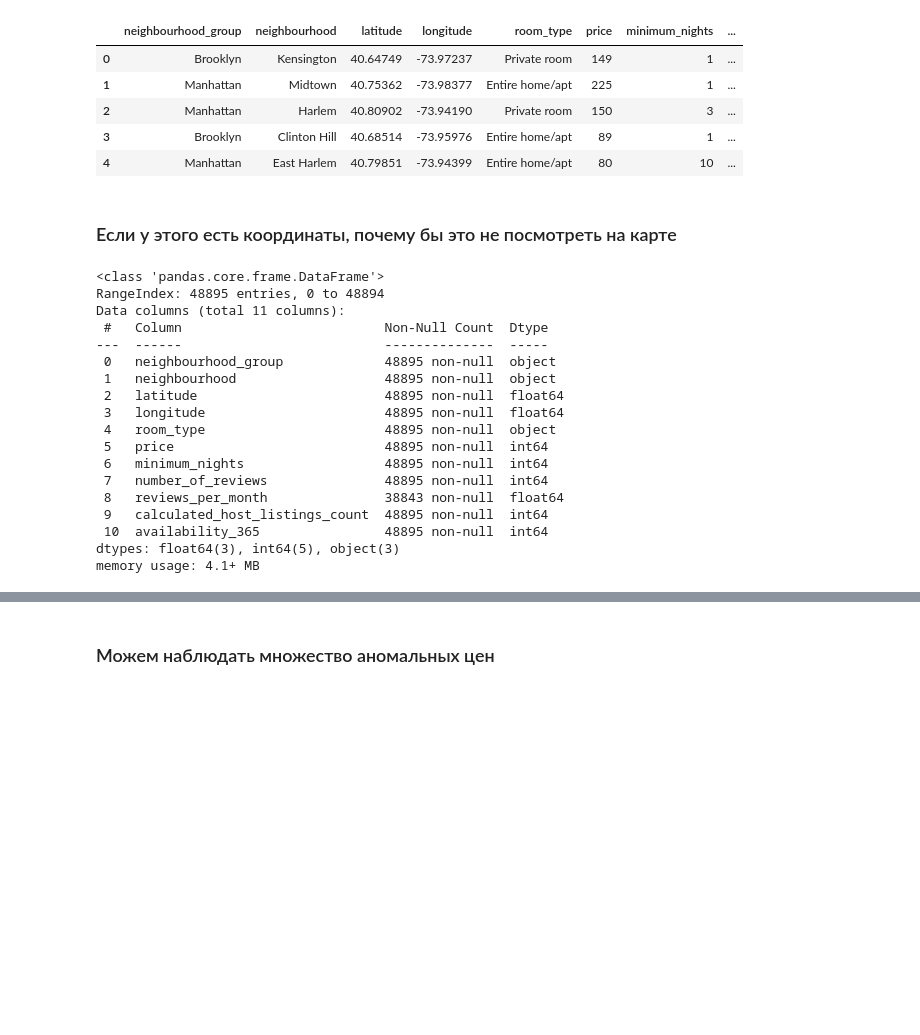
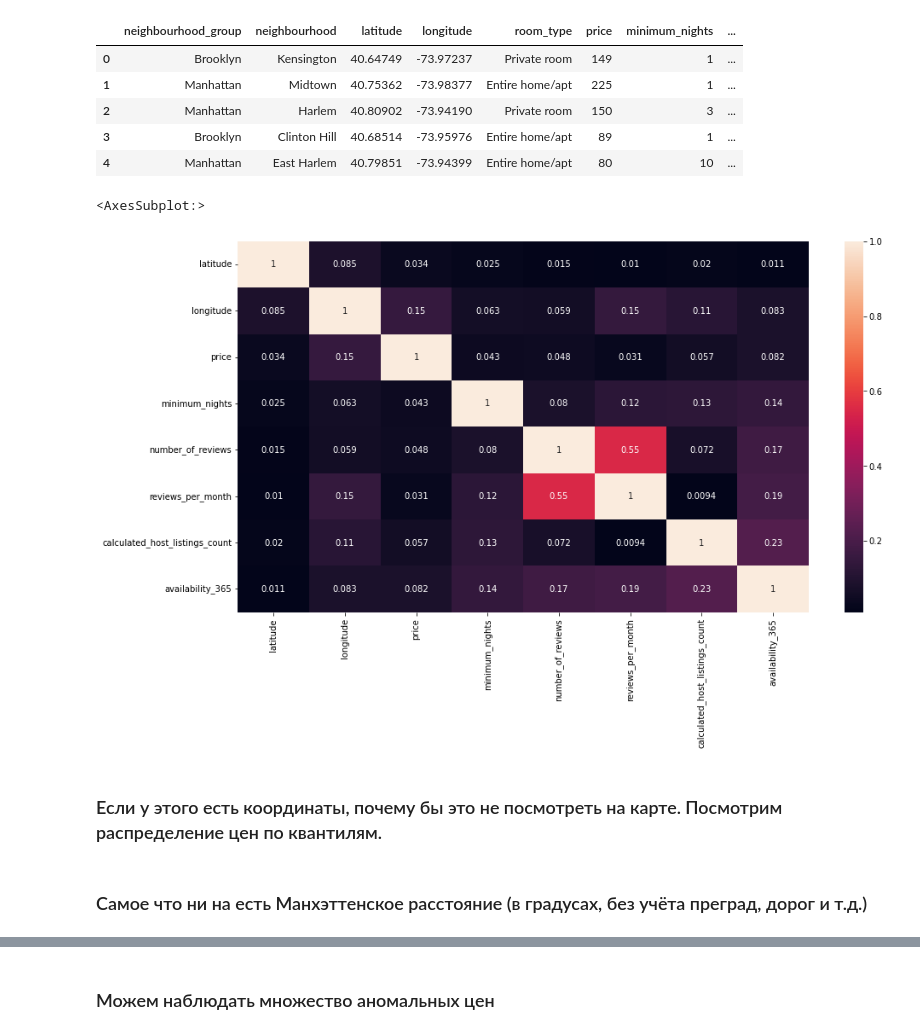
Before and after one commit to grannycola/my_projects, a Jupyter notebook: hw-5/model.ipynb, the cells around one changed output, grey strips where cells are left out. Cells and saved outputs as stored; diff of their text form; code cells hidden in the pictures; blank space fills up the shorter version.

```diff
--- a/hw-5/model.ipynb
+++ b/hw-5/model.ipynb
@@ -23,5 +26,11 @@ data.head()
 | 2 | Manhattan | Harlem | 40.80902 | -73.94190 | Private room | 150 | 3 | ... |
 | 3 | Brooklyn | Clinton Hill | 40.68514 | -73.95976 | Entire home/apt | 89 | 1 | ... |
 | 4 | Manhattan | East Harlem | 40.79851 | -73.94399 | Entire home/apt | 80 | 10 | ... |
+# %%
+plt.figure(figsize=(15,8))
+sns.heatmap(abs(data.corr()), annot=True)
+# %% [output]
+<AxesSubplot:>
+[figure, added]
 # %% [markdown]
-### Если у этого есть координаты, почему бы это не посмотреть на карте
+### Если у этого есть координаты, почему бы это не посмотреть на карте. Посмотрим распределение цен по квантилям.
@@ -39,21 +36,0 @@ map.save("map.html")
-# %%
-data.info()
-# %% [output]
-<class 'pandas.core.frame.DataFrame'>
-RangeIndex: 48895 entries, 0 to 48894
-Data columns (total 11 columns):
- #   Column                          Non-Null Count  Dtype
----  ------                          --------------  -----
- 0   neighbourhood_group             48895 non-null  object
- 1   neighbourhood                   48895 non-null  object
- 2   latitude                        48895 non-null  float64
- 3   longitude                       48895 non-null  float64
- 4   room_type                       48895 non-null  object
- 5   price                           48895 non-null  int64
- 6   minimum_nights                  48895 non-null  int64
- 7   number_of_reviews               48895 non-null  int64
- 8   reviews_per_month               38843 non-null  float64
- 9   calculated_host_listings_count  48895 non-null  int64
- 10  availability_365                48895 non-null  int64
-dtypes: float64(3), int64(5), object(3)
-memory usage: 4.1+ MB
@@ -59,0 +57,2 @@ memory usage: 4.1+ MB
+# %% [markdown]
+### Самое что ни на есть Манхэттенское расстояние (в градусах, без учёта преград, дорог и т.д.)
```
Also changed, not shown: parts of 35 cells of this notebook, 7 other files.
